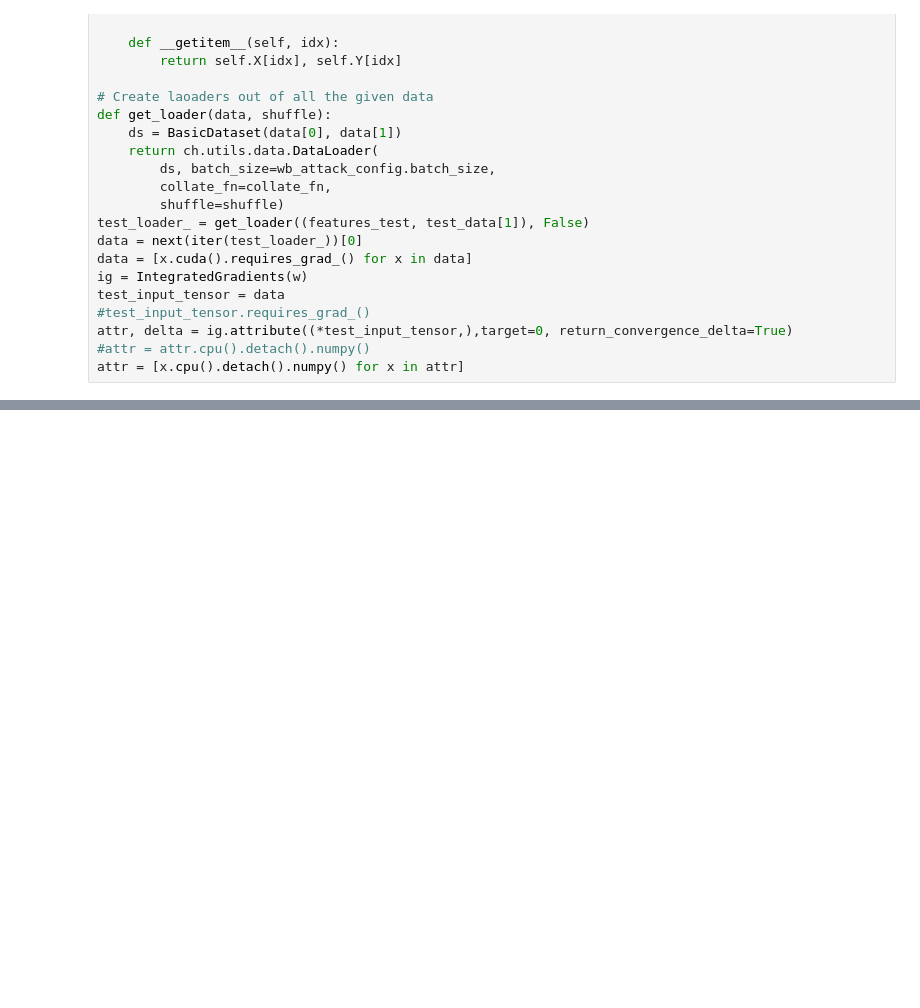
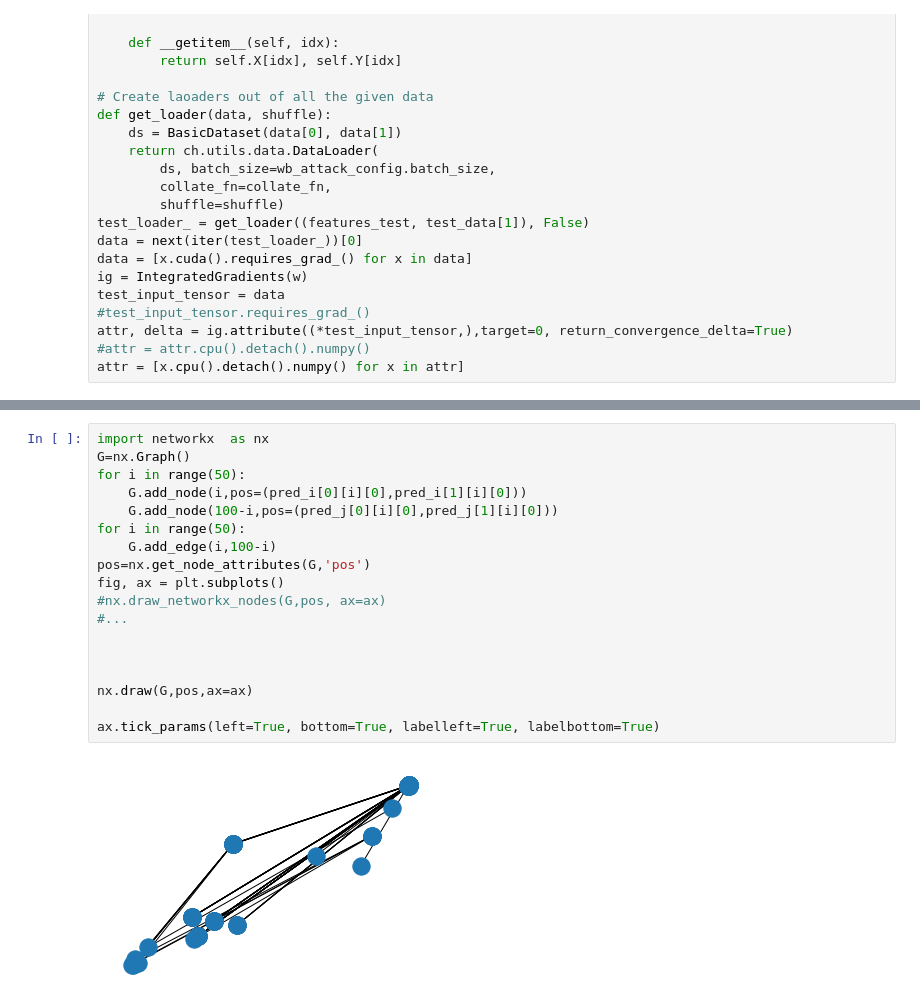
Before and after one commit to iamgroot42/dissecting_dist_inf, a Jupyter notebook: experiments/interpretability_amc.ipynb, the cells around one changed output, grey strips where cells are left out. Drawn from its saved outputs; the diff is of its cells as text; blank space fills up the shorter version.

```diff
--- a/experiments/interpretability_amc.ipynb
+++ b/experiments/interpretability_amc.ipynb
@@ -203,0 +259,20 @@ Average Feature Importances
+# %%
+import networkx  as nx
+G=nx.Graph()
+for i in range(50):
+    G.add_node(i,pos=(pred_i[0][i][0],pred_i[1][i][0]))
+    G.add_node(100-i,pos=(pred_j[0][i][0],pred_j[1][i][0]))
+for i in range(50):
+    G.add_edge(i,100-i)
+pos=nx.get_node_attributes(G,'pos')
+fig, ax = plt.subplots()
+#nx.draw_networkx_nodes(G,pos, ax=ax)
+#...
+
+
+
+nx.draw(G,pos,ax=ax)
+
+ax.tick_params(left=True, bottom=True, labelleft=True, labelbottom=True)
+# %% [output]
+[figure, added]
```
Also changed, not shown: parts of 7 cells of this notebook.
